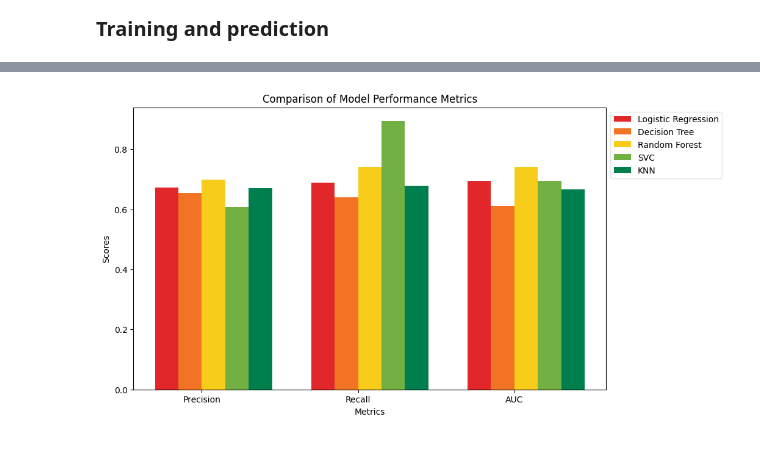
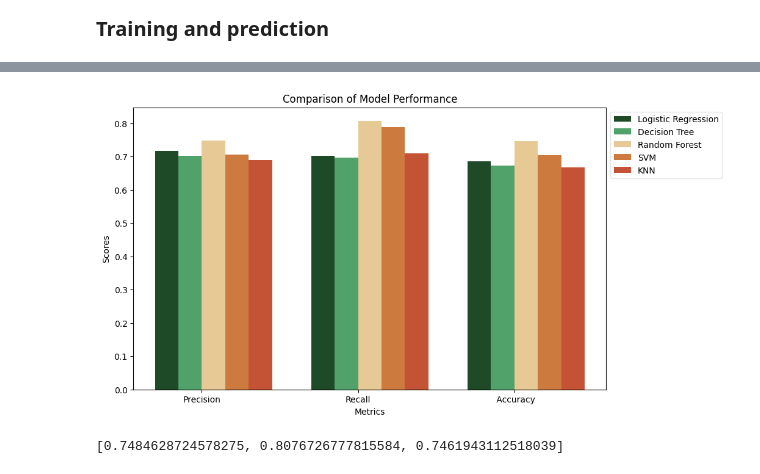
Before and after one commit to Haven397/MSc-project, a Jupyter notebook: code_test.ipynb, the cells around one changed output, grey strips where cells are left out. Cells and saved outputs as stored; diff of their text form; code cells hidden in the pictures.

```diff
--- a/code_test.ipynb
+++ b/code_test.ipynb
@@ -55,7 +64,7 @@ def whether_success(companies):
             #     i['startup'] = 'success'
             # elif i['num_funding_rounds'] >= 7:
             #     i['startup'] = 'success'
-            elif i['equity_funding_total_usd'] >= 100000000:
+            elif i['equity_funding_total_usd'] >= 1000000000:
                 i['startup'] = 'success'
             elif i['revenue_range'] is not None:
                 i['startup'] = 'success'
@@ -219,5 +286,6 @@ comps = []
 peo = []
 
 for i in data:
-    comps.append(i['name'])
-    peo.append(list(set(i['founders']) | set(i['investors'])))
+    if set(i['founders']) | set(i['investors']):
+        comps.append(i['name'])
+        peo.append(list(set(i['founders']) | set(i['investors'])))
@@ -244,6 +314,8 @@ for index, node in enumerate(G.nodes()):
     node_attri[node]['name'] = data[index]['name']
     node_attri[node]['categories'] = data[index]['category_groups']
     node_attri[node]['success'] = data[index]['startup']
+    node_attri[node]['founders'] = data[index]['founders']
+    node_attri[node]['investors'] = data[index]['investors']
 nx.set_node_attributes(G, node_attri)
 # %%
 largest_cc = max(nx.connected_components(G), key=len)
@@ -576,0 +853,6 @@ K-Nearest Neighbors with Interaction Features ROC AUC Score: 0.667
+# %%
+y_pred_1_train = model_1.predict(X_train)
+y_pred_2_train = model_2.predict(X_train)
+y_pred_3_train = model_3.predict(X_train)
+y_pred_4_train = model_4.predict(X_train)
+y_pred_5_train = model_5.predict(X_train)
@@ -577,35 +883,52 @@ K-Nearest Neighbors with Interaction Features ROC AUC Score: 0.667
 # %%
-y_pred_proba_1 = model_1.predict_proba(X_test)[:, 1]
-y_pred_proba_2 = model_2.predict_proba(X_test)[:, 1]
-y_pred_proba_3 = model_3.predict_proba(X_test)[:, 1]
-y_pred_proba_4 = model_4.predict_proba(X_test)[:, 1]
-y_pred_proba_5 = model_5.predict_proba(X_test)[:, 1]
+models = {model_1: {'name': 'Logistic Regression', 'color': '#1e4a28', 'train': y_pred_1_train, 'test': y_pred_1},
+          model_2: {'name': 'Decision Tree', 'color': '#51a16a', 'train': y_pred_2_train, 'test': y_pred_2},
+          model_3: {'name': 'Random Forest', 'color': '#e6c994', 'train': y_pred_3_train, 'test': y_pred_3},
+          model_4: {'name': 'SVM', 'color': '#cc7a3d', 'train': y_pred_4_train, 'test': y_pred_4},
+          model_5: {'name': 'KNN', 'color': '#c45335', 'train': y_pred_5_train, 'test': y_pred_5}}
 
-metrics_1 = [precision_score(y_test, y_pred_1, pos_label = 'success'), recall_score(y_test, y_pred_1, pos_label = 'success'), roc_auc_score(y_test, y_pred_proba_1)]
-metrics_2 = [precision_score(y_test, y_pred_2, pos_label = 'success'), recall_score(y_test, y_pred_2, pos_label = 'success'), roc_auc_score(y_test, y_pred_proba_2)]
-metrics_3 = [precision_score(y_test, y_pred_3, pos_label = 'success'), recall_score(y_test, y_pred_3, pos_label = 'success'), roc_auc_score(y_test, y_pred_proba_3)]
-metrics_4 = [precision_score(y_test, y_pred_4, pos_label = 'success'), recall_score(y_test, y_pred_4, pos_label = 'success'), roc_auc_score(y_test, y_pred_proba_4)]
-metrics_5 = [precision_score(y_test, y_pred_5, pos_label = 'success'), recall_score(y_test, y_pred_5, pos_label = 'success'), roc_auc_score(y_test, y_pred_proba_5)]
+# y_pred_proba_1 = model_1.predict_proba(X_test)[:, 1]
+# y_pred_proba_2 = model_2.predict_proba(X_test)[:, 1]
+# y_pred_proba_3 = model_3.predict_proba(X_test)[:, 1]
+# y_pred_proba_4 = model_4.predict_proba(X_test)[:, 1]
+# y_pred_proba_5 = model_5.predict_proba(X_test)[:, 1]
 
-metrics_names = ['Precision', 'Recall', 'AUC']
+metrics_1 = [precision_score(y_test, y_pred_1, pos_label = 'success'), recall_score(y_test, y_pred_1, pos_label = 'success'), accuracy_score(y_test, y_pred_1)]
+metrics_2 = [precision_score(y_test, y_pred_2, pos_label = 'success'), recall_score(y_test, y_pred_2, pos_label = 'success'), accuracy_score(y_test, y_pred_2)]
+metrics_3 = [precision_score(y_test, y_pred_3, pos_label = 'success'), recall_score(y_test, y_pred_3, pos_label = 'success'), accuracy_score(y_test, y_pred_3)]
+metrics_4 = [precision_score(y_test, y_pred_4, pos_label = 'success'), recall_score(y_test, y_pred_4, pos_label = 'success'), accuracy_score(y_test, y_pred_4)]
+metrics_5 = [precision_score(y_test, y_pred_5, pos_label = 'success'), recall_score(y_test, y_pred_5, pos_label = 'success'), accuracy_score(y_test, y_pred_5)]
+
+metrics_1_train = [precision_score(y_train, y_pred_1_train, pos_label = 'success'), recall_score(y_train, y_pred_1_train, pos_label = 'success'), accuracy_score(y_train, y_pred_1_train)]
+metrics_2_train = [precision_score(y_train, y_pred_2_train, pos_label = 'success'), recall_score(y_train, y_pred_2_train, pos_label = 'success'), accuracy_score(y_train, y_pred_2_train)]
+metrics_3_train = [precision_score(y_train, y_pred_3_train, pos_label = 'success'), recall_score(y_train, y_pred_3_train, pos_label = 'success'), accuracy_score(y_train, y_pred_3_train)]
+metrics_4_train = [precision_score(y_train, y_pred_4_train, pos_label = 'success'), recall_score(y_train, y_pred_4_train, pos_label = 'success'), accuracy_score(y_train, y_pred_4_train)]
+metrics_5_train = [precision_score(y_train, y_pred_5_train, pos_label = 'success'), recall_score(y_train, y_pred_5_train, pos_label = 'success'), accuracy_score(y_train, y_pred_5_train)]
+
+
+metrics_names = ['Precision', 'Recall', ' Accuracy']
 index = np.arange(len(metrics_names))
 
 bar_width = 0.15
 
 plt.figure(figsize=(10, 6))
-plt.bar(index, metrics_1, bar_width, label='Logistic Regression', color='#e12729')
-plt.bar(index + bar_width, metrics_2, bar_width, label='Decision Tree', color='#f37324')
-plt.bar(index + 2 * bar_width, metrics_3, bar_width, label='Random Forest', color='#f8cc1b')
-plt.bar(index + 3 * bar_width, metrics_4, bar_width, label='SVC', color='#72b043')
-plt.bar(index + 4 * bar_width, metrics_5, bar_width, label='KNN', color='#007f4e')
+plt.bar(index, metrics_1, bar_width, label='Logistic Regression', color='#1e4a28')
+plt.bar(index + bar_width, metrics_2, bar_width, label='Decision Tree', color='#51a16a')
+plt.bar(index + 2 * bar_width, metrics_3, bar_width, label='Random Forest', color='#e6c994')
+plt.bar(index + 3 * bar_width, metrics_4, bar_width, label='SVM', color='#cc7a3d')
+plt.bar(index + 4 * bar_width, metrics_5, bar_width, label='KNN', color='#c45335')
 
 
 plt.xlabel('Metrics')
 plt.ylabel('Scores')
-plt.title('Comparison of Model Performance Metrics')
+plt.title('Comparison of Model Performance')
 plt.xticks(index + 1.5 * bar_width, metrics_names)
 plt.legend(loc='upper left', bbox_to_anchor=(1, 1), framealpha=0.5)
-
+plt.savefig('Model_performance.png', dpi=300, bbox_inches='tight')
 plt.show()
 # %% [output]
-[figure, old version]
+[figure, new version]
+# %%
+metrics_3
+# %% [output]
+[0.7484628724578275, 0.8076726777815584, 0.7461943112518039]
```
Also changed, not shown: parts of 42 cells of this notebook, 17 other files.
